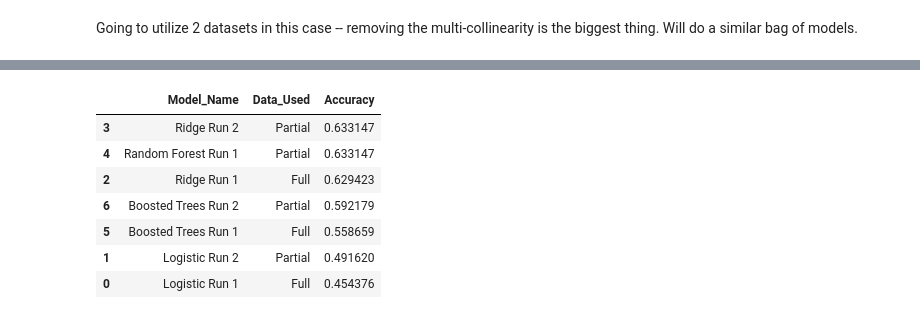
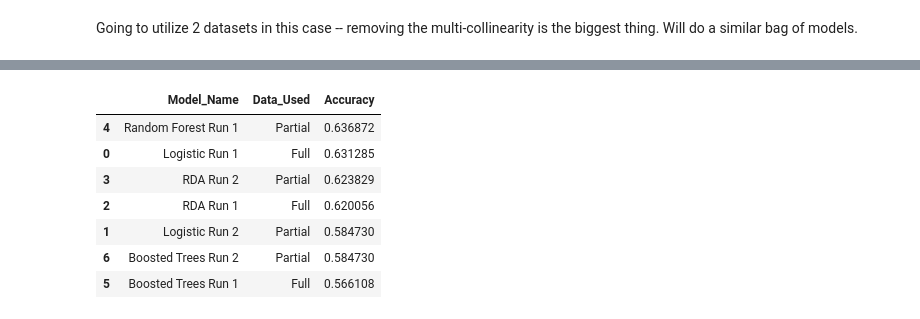
Before and after one commit to WEBEM5369/DS785-Capstone, a Jupyter notebook: RQ 1 - Weather Effects On Delivery Date.ipynb, the cells around one changed output, grey strips where cells are left out. Cells and saved outputs as stored; diff of their text form; code cells hidden in the pictures.

```diff
--- a/RQ 1 - Weather Effects On Delivery Date.ipynb
+++ b/RQ 1 - Weather Effects On Delivery Date.ipynb
@@ -826,11 +899,0 @@ Ridge Class Model on Data Subset Complete
-# %%
-#decision tree classfiications
-# fitting trees of depth 1 to 9 and of size 500,1500,2500
-sm_tree_depths = range(1,10)
-sm_tree_nbr = range(500,2500,1000)
-rf_accuracy_part = run_cross_validation_on_classification_RF(xl_part,yl,sm_tree_depths,sm_tree_nbr,graph=True)
-print(f'Random Forest Model on Data Subset Complete')
-boost_accuracy_full = run_cross_validation_on_classification_Boost(xl_full,yl,sm_tree_depths,sm_tree_nbr,graph=True)
-print(f'Boosted Trees Model on Full Dataset Complete')
-boost_accuracy_part = run_cross_validation_on_classification_Boost(xl_part,yl,sm_tree_depths,sm_tree_nbr,graph=True)
-print(f'Boosted Trees Model on Data Subset Complete')
@@ -847,24 +900,20 @@ Boosted Trees Model on Data Subset Complete
 # %%
 #create a data frame of the results for analysis
 result_aa_list  = [['Logistic Run 1','Full',log_accuracy_full]
                   ,['Logistic Run 2','Partial',log_accuracy_part]
-                  #,['QDA Run 1','Full',qda_accuracy_full]
-                  #,['QDA Run 2','Partial',qda_accuracy_part]
-                  #,['Elastic Net Run 1','Full',enet_rmse,enet_r2]
-                  #,['Elastic Net Run 2','Subset',enet_part_rmse,enet_part_r2]
-                  ,['Ridge Run 1','Full',ridge_accuracy_full]
-                  ,['Ridge Run 2','Partial',ridge_accuracy_part]
+                  ,['RDA Run 1','Full',rda_accuracy_full]
+                  ,['RDA Run 2','Partial',rda_accuracy_part]
                   ,['Random Forest Run 1','Partial',rf_accuracy_part]
                   ,['Boosted Trees Run 1','Full',boost_accuracy_full]
                   ,['Boosted Trees Run 2','Partial',boost_accuracy_part]]
 results_above_average = pd.DataFrame(result_aa_list,columns=['Model_Name','Data_Used','Accuracy'])
 results_above_average.sort_values(['Accuracy'],ascending=[False])
 # %% [output]
 |  | Model_Name | Data_Used | Accuracy |
-| 3 | Ridge Run 2 | Partial | 0.633147 |
-| 4 | Random Forest Run 1 | Partial | 0.633147 |
-| 2 | Ridge Run 1 | Full | 0.629423 |
-| 6 | Boosted Trees Run 2 | Partial | 0.592179 |
-| 5 | Boosted Trees Run 1 | Full | 0.558659 |
-| 1 | Logistic Run 2 | Partial | 0.491620 |
-| 0 | Logistic Run 1 | Full | 0.454376 |
+| 4 | Random Forest Run 1 | Partial | 0.636872 |
+| 0 | Logistic Run 1 | Full | 0.631285 |
+| 3 | RDA Run 2 | Partial | 0.623829 |
+| 2 | RDA Run 1 | Full | 0.620056 |
+| 1 | Logistic Run 2 | Partial | 0.584730 |
+| 6 | Boosted Trees Run 2 | Partial | 0.584730 |
+| 5 | Boosted Trees Run 1 | Full | 0.566108 |
```
Also changed, not shown: parts of 21 cells of this notebook, 7 other files.
